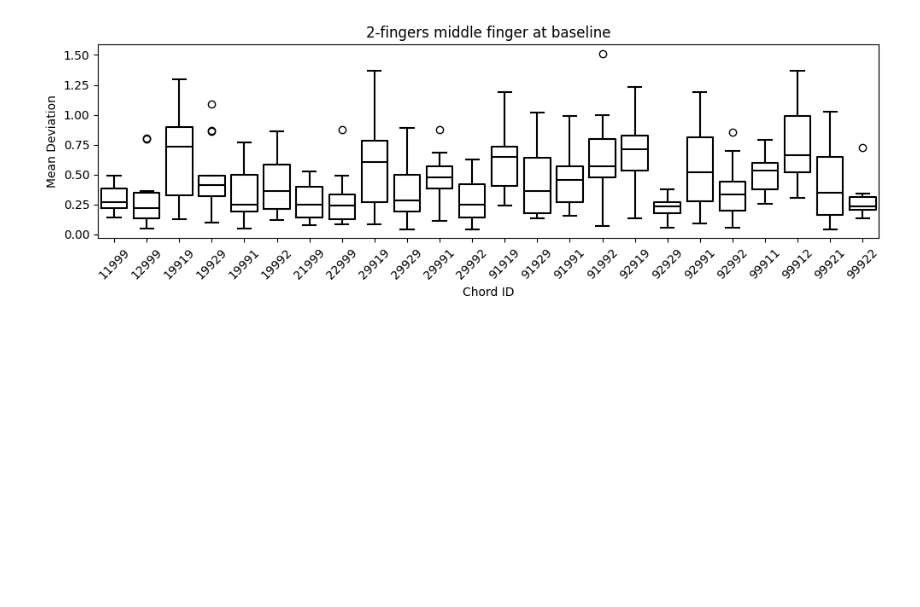
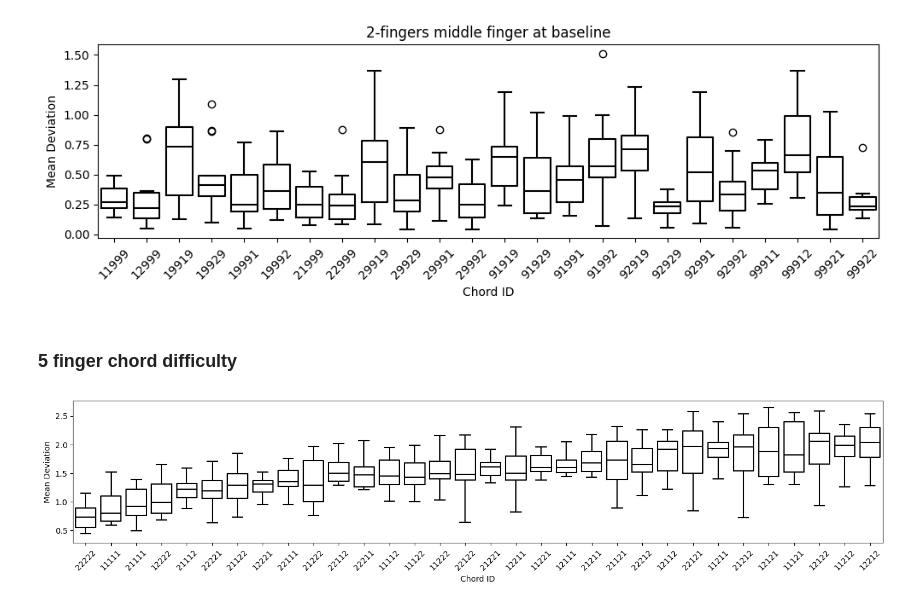
Before and after one commit to alighavam/ChordSynergy_JNP2025, a Jupyter notebook: grant_ana_tmp.ipynb, the cells around one changed output. Drawn from its saved outputs; the diff is of its cells as text; code cells hidden in the pictures; blank space fills up the shorter version.

```diff
--- a/grant.ipynb
+++ b/grant_ana_tmp.ipynb
@@ -146,3 +146,33 @@ plt.show()
 # %% [output]
 [figure]
 [figure]
+# %% [markdown]
+### 5 finger chord difficulty
+# %%
+import pandas as pd
+import seaborn as sns
+import matplotlib.pyplot as plt
+
+D = pd.read_table('./analysis/efc1_chord.tsv')
+D['MD'] = pd.to_numeric(D['MD'], errors='coerce')
+D['ET'] = pd.to_numeric(D['ET'], errors='coerce')
+D['RT'] = pd.to_numeric(D['RT'], errors='coerce')
+
+D_5fing = D[D['num_fingers'] == 5].copy()
+# find the mean MD of each of these chords:
+df = D_5fing.groupby(['sn','chordID'])['MD'].mean().reset_index()
+# sort chords ascending based on mean MD across sn:
+chord_order = df.groupby('chordID')['MD'].mean().sort_values().index
+df['chordID'] = pd.Categorical(df['chordID'], categories=chord_order, ordered=True)
+
+# boxplot MD of 5-fing chords:
+fig, ax = plt.subplots(figsize=(15, 3.5))
+sns.boxplot(x='chordID', y='MD', data=df, ax=ax, fill=False, color='black', fliersize=0)
+# xlabel angle:
+ax.set_xlabel('Chord ID')
+ax.set_ylabel('Mean Deviation')
+plt.xticks(rotation=45)
+plt.tight_layout()
+plt.show()
+# %% [output]
+[figure, added]
```
